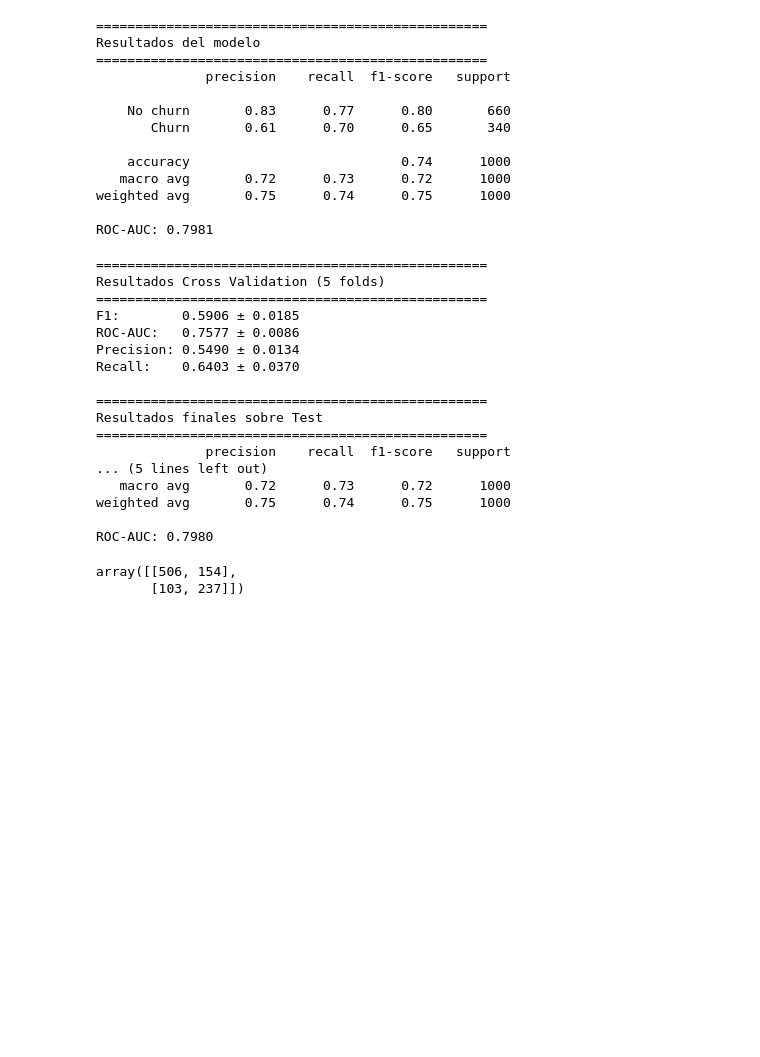
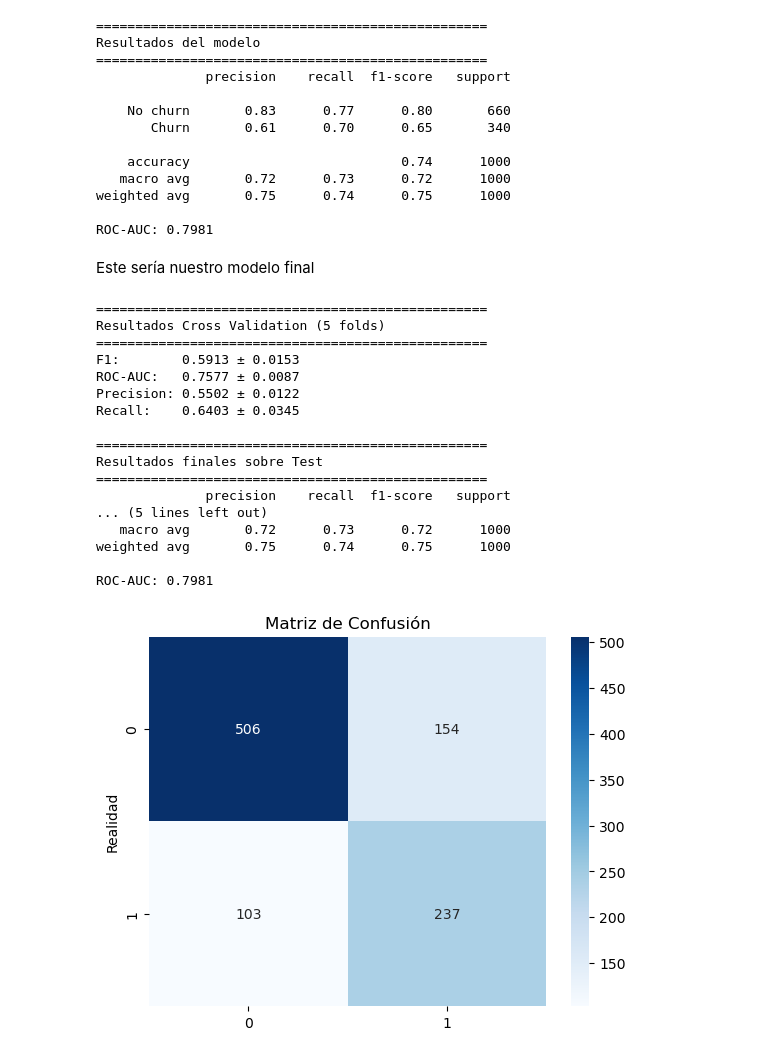
Before and after one commit to nicocarrero/proyecto_ml, a Jupyter notebook: notebooks/notebook.ipynb, the cells around one changed output. Saved outputs shown, nothing was run; the diff lists cells and outputs as text; code cells hidden in the pictures; blank space fills up the shorter version.

```diff
--- a/notebooks/notebook.ipynb
+++ b/notebooks/notebook.ipynb
@@ -682,10 +854,12 @@ Aunque supere el f1-score levemente al modelo baseline de logistic regresion, no
 # %% [markdown]
 ## 6.2. Modelo elegido: Regresión Logística
 # %%
+# logistic regresion con ajuste más fino de hiperparámetros para balancear el modelo.
+
 lr_tuned = LogisticRegression(
-    penalty="l1", solver="saga", C=0.5,
+    penalty="l1", solver="saga", C=0.5, # regularización fuerte
     class_weight={0: 1, 1: 1.6},
-    max_iter=1000, random_state=42
+    max_iter=5000, random_state=42
 )
 lr_tuned.fit(X_train, y_train)
 y_pred = lr_tuned.predict(X_test)
@@ -770,10 +944,13 @@ Resultados del modelo
 weighted avg       0.75      0.74      0.75      1000
 
 ROC-AUC: 0.7981
+# %% [markdown]
+Este sería nuestro modelo final
 # %%
-from sklearn.model_selection import cross_validate, StratifiedKFold
+#cross validation
 
 lr = LogisticRegression(
+    penalty="l1",
     solver="saga", C=0.5,
     class_weight={0: 1, 1: 1.6},
     max_iter=1000, random_state=42
@@ -810,10 +987,10 @@ print(f"ROC-AUC: {roc_auc_score(y_test, y_prob):.4f}")
 ==================================================
 Resultados Cross Validation (5 folds)
 ==================================================
-F1:        0.5906 ± 0.0185
-ROC-AUC:   0.7577 ± 0.0086
-Precision: 0.5490 ± 0.0134
-Recall:    0.6403 ± 0.0370
+F1:        0.5913 ± 0.0153
+ROC-AUC:   0.7577 ± 0.0087
+Precision: 0.5502 ± 0.0122
+Recall:    0.6403 ± 0.0345
 
 ==================================================
 Resultados finales sobre Test
@@ -823,9 +1000,12 @@ Resultados finales sobre Test
    macro avg       0.72      0.73      0.72      1000
 weighted avg       0.75      0.74      0.75      1000
 
-ROC-AUC: 0.7980
+ROC-AUC: 0.7981
 # %%
-confusion_matrix(y_test, y_pred)
+cm = confusion_matrix(y_test, y_pred)
+sns.heatmap(cm, annot=True, fmt='d', cmap='Blues')
+plt.ylabel('Realidad')
+plt.title('Matriz de Confusión')
+plt.show()
 # %% [output]
-array([[506, 154],
-       [103, 237]])
+[figure, added]
```
Also changed, not shown: parts of 14 cells of this notebook.
